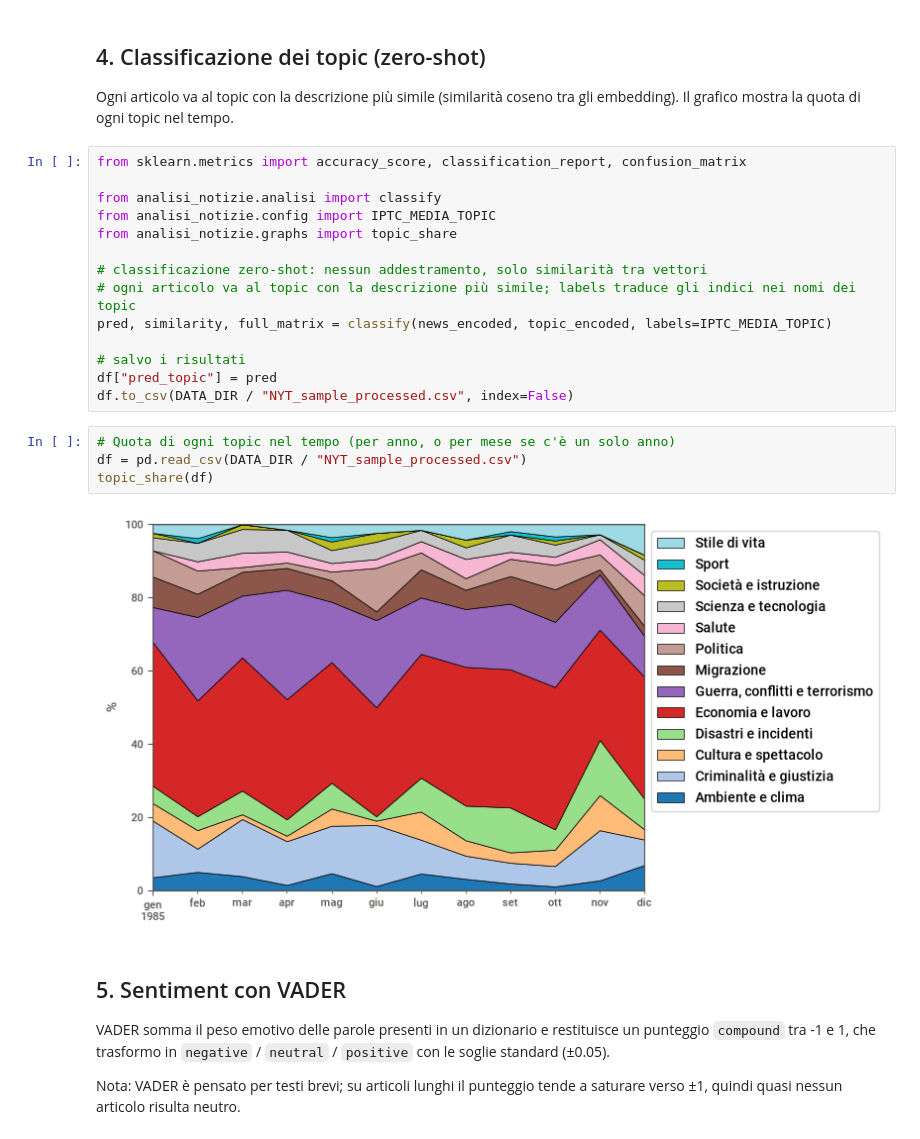
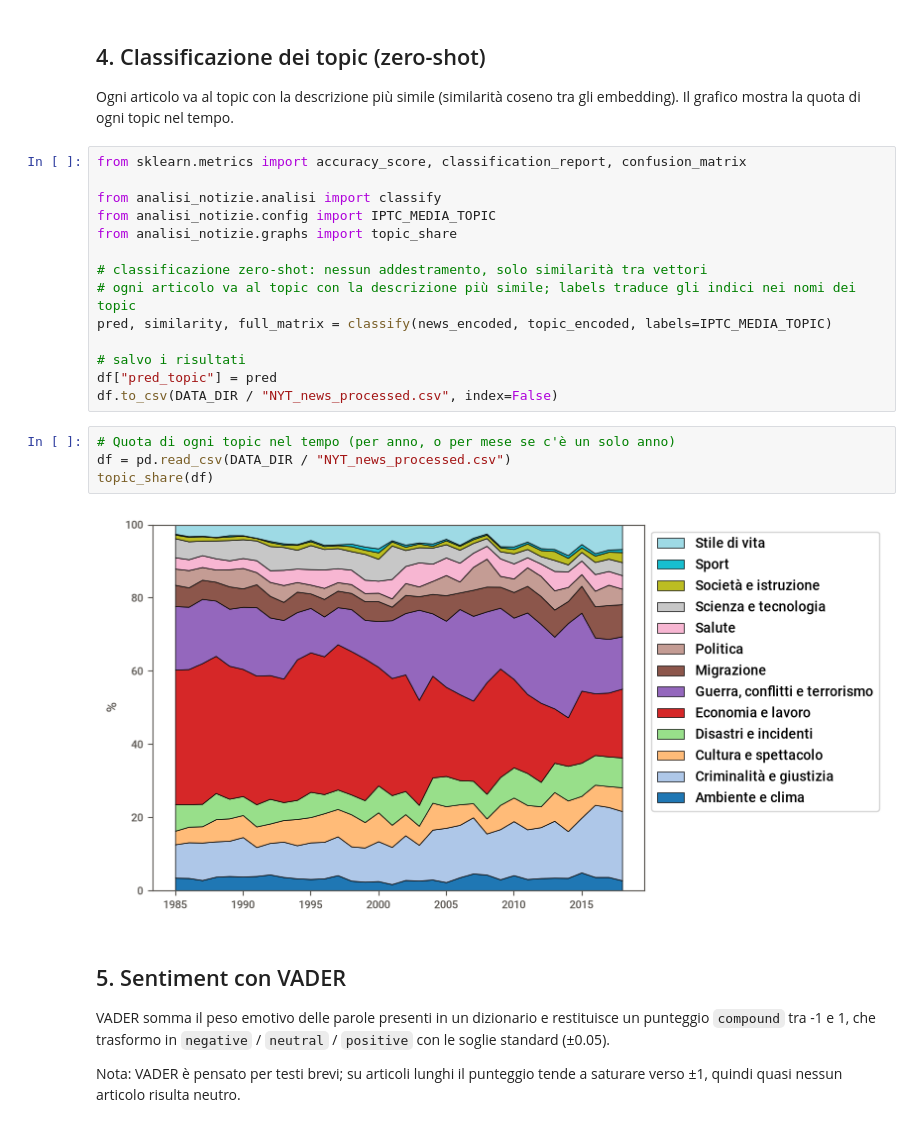
Before and after one commit to MmpaolonN/Analisi_news, a Jupyter notebook: notebooks/analisi_notizie_nyt.ipynb, the cells around one changed output. Drawn from its saved outputs; the diff is of its cells as text.

```diff
--- a/notebooks/analisi_notizie_nyt.ipynb
+++ b/notebooks/analisi_notizie_nyt.ipynb
@@ -134,13 +131,13 @@ pred, similarity, full_matrix = classify(news_encoded, topic_encoded, labels=IPT
 
 # salvo i risultati
 df["pred_topic"] = pred
-df.to_csv(DATA_DIR / "NYT_sample_processed.csv", index=False)
+df.to_csv(DATA_DIR / "NYT_news_processed.csv", index=False)
 # %%
 # Quota di ogni topic nel tempo (per anno, o per mese se c'è un solo anno)
-df = pd.read_csv(DATA_DIR / "NYT_sample_processed.csv")
+df = pd.read_csv(DATA_DIR / "NYT_news_processed.csv")
 topic_share(df)
 # %% [output]
-[figure, old version]
+[figure, new version]
 # %% [markdown]
 ## 5. Sentiment con VADER
 VADER somma il peso emotivo delle parole presenti in un dizionario e restituisce un punteggio `compound` tra -1 e 1, che trasformo in `negative` / `neutral` / `positive` con le soglie standard (±0.05).
```
Also changed, not shown: parts of 15 cells of this notebook, 17 other files.
